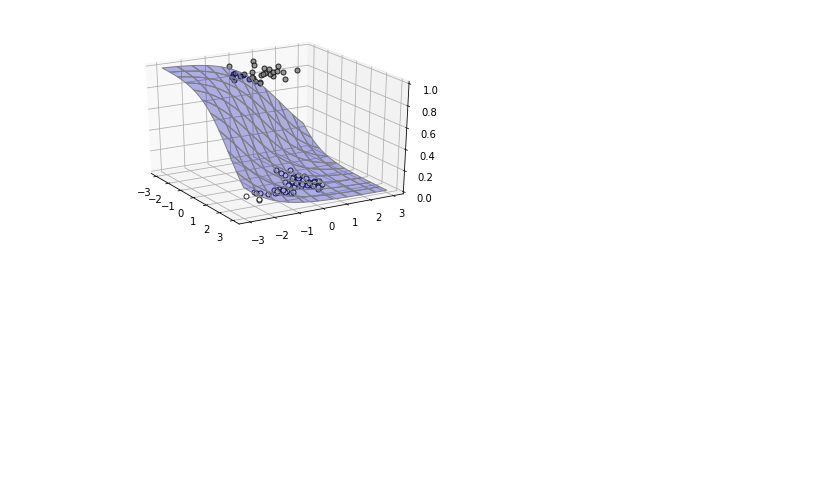
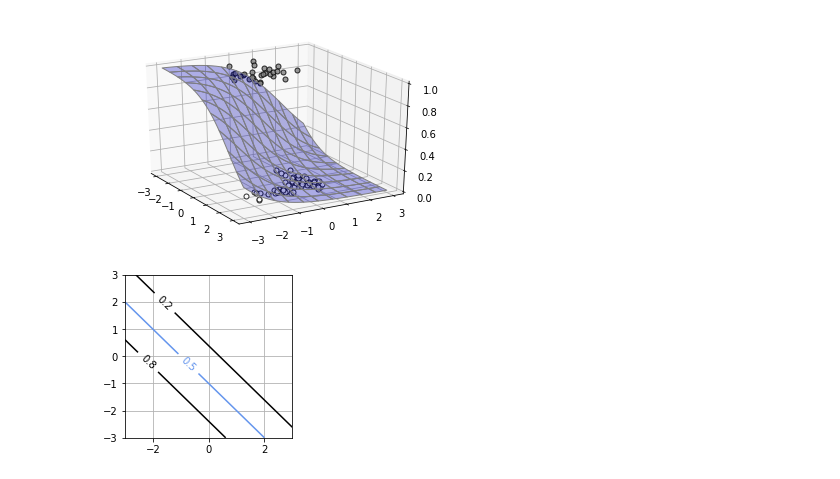
Before and after one commit to okmokm422/TIL, a Jupyter notebook: algorithm/new_ml/Chapter6 教師あり学習：分類.ipynb, the cells around one changed output. Drawn from its saved outputs; the diff is of its cells as text; code cells hidden in the pictures; blank space fills up the shorter version.

```diff
--- a/algorithm/new_ml/Chapter6 教師あり学習：分類.ipynb
+++ b/algorithm/new_ml/Chapter6 教師あり学習：分類.ipynb
@@ -301,0 +300,18 @@ plt.show()
+# %%
+# モデル等高線２D表示
+def show_counter_logistic2(w):
+    xn = 30 # パラメータの分割数
+    x0 = np.linspace(X_range0[0], X_range0[1], xn)
+    x1 = np.linspace(X_range1[0], X_range1[1], xn)
+    xx0, xx1 = np.meshgrid(x0, x1)
+    y = logistic2(xx0, xx1, w)
+    cont = plt.contour(xx0, xx1, y, levels=(0.2, 0.5, 0.8), colors=['k', 'cornflowerblue', 'k'])
+    cont.clabel(fmt='%.1f',fontsize=10)
+    plt.grid(True)
+# %%
+plt.figure(figsize=(3, 3))
+W = [-1, -1, -1]
+show_counter_logistic2(W)
+plt.show()
+# %% [output]
+[figure, added]
```
Also changed, not shown: parts of 2 cells of this notebook, 1 other file.
